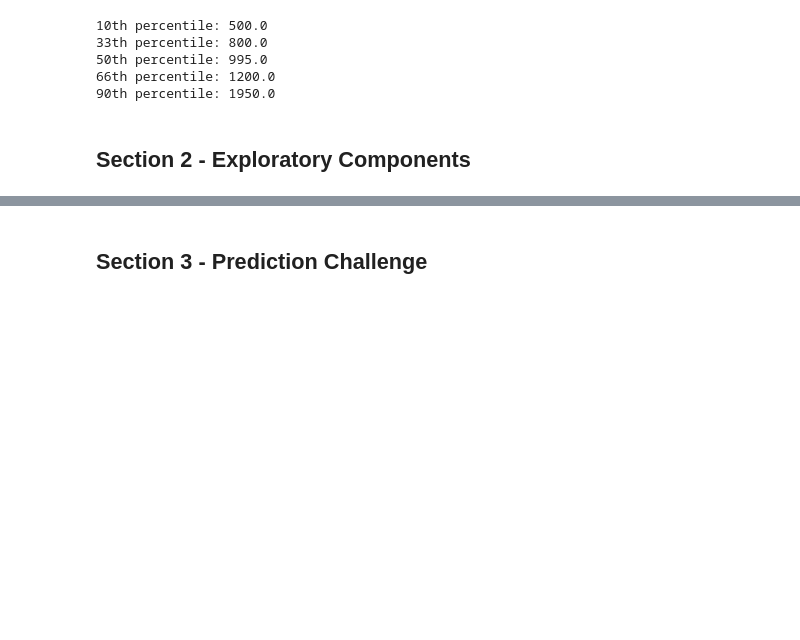
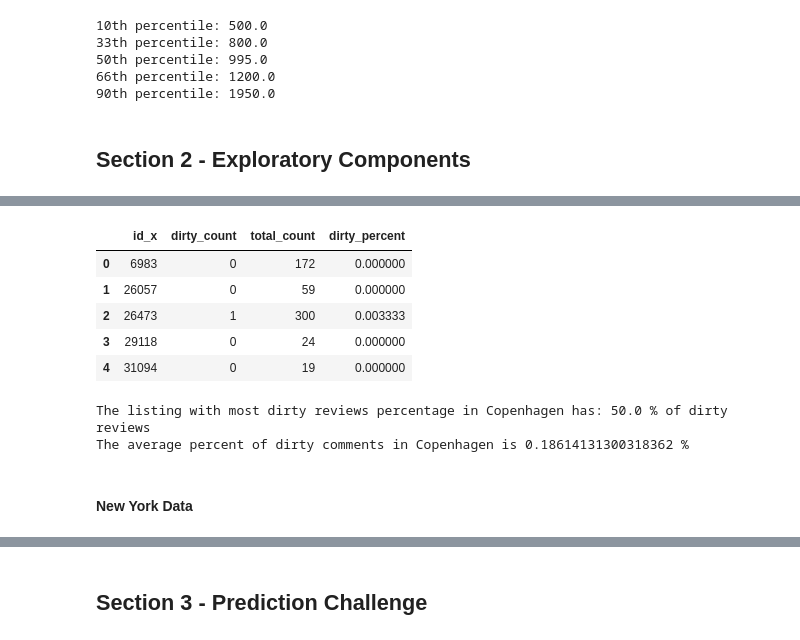
Before and after one commit to WizenPainter/airbnb_analysis_42577, a Jupyter notebook: Jaime.ipynb, the cells around one changed output, grey strips where cells are left out. Saved outputs shown, nothing was run; the diff lists cells and outputs as text; code cells hidden in the pictures; blank space fills up the shorter version.

```diff
--- a/Jaime.ipynb
+++ b/Jaime.ipynb
@@ -199,0 +231,3 @@ Possible questions:
+# %%
+dirty_comment.reset_index(inplace=True)
+dirty_comment.rename(columns={'index':'id_x', 'comments':'dirty_count'}, inplace=True)
@@ -199,0 +243,7 @@ Possible questions:
+# %%
+dirty_comment_ttl_count = data_sec2.listing_id.value_counts()
+# dirty_comment_ny_ttl_count.head()
+dirty_comment_ttl_count = dirty_comment_ttl_count.to_frame()
+# %%
+dirty_comment_ttl_count.reset_index(inplace=True)
+dirty_comment_ttl_count.rename(columns={'index':'id_x', 'id_x':'total_count'}, inplace=True)
@@ -199,0 +252,21 @@ Possible questions:
+# %%
+dirty_comment = dirty_comment.merge(dirty_comment_ttl_count, on='id_x')
+# %%
+dirty_comment.rename(columns={'comments':'dirty_count', 'listing_id':'total_count'}, inplace=True)
+dirty_comment['dirty_percent'] = dirty_comment['dirty_count'] / dirty_comment['total_count']
+dirty_comment.head()
+# %% [output]
+|  | id_x | dirty_count | total_count | dirty_percent |
+| 0 | 6983 | 0 | 172 | 0.000000 |
+| 1 | 26057 | 0 | 59 | 0.000000 |
+| 2 | 26473 | 1 | 300 | 0.003333 |
+| 3 | 29118 | 0 | 24 | 0.000000 |
+| 4 | 31094 | 0 | 19 | 0.000000 |
+# %%
+print(f'The listing with most dirty reviews percentage in Copenhagen has: {dirty_comment.dirty_percent.max()*100} % of dirty reviews')
+print(f'The average percent of dirty comments in Copenhagen is {dirty_comment.dirty_percent.mean()*100} %')
+# %% [output]
+The listing with most dirty reviews percentage in Copenhagen has: 50.0 % of dirty reviews
+The average percent of dirty comments in Copenhagen is 0.18614131300318362 %
+# %% [markdown]
+#### New York Data
```
Also changed, not shown: parts of 25 cells of this notebook.
